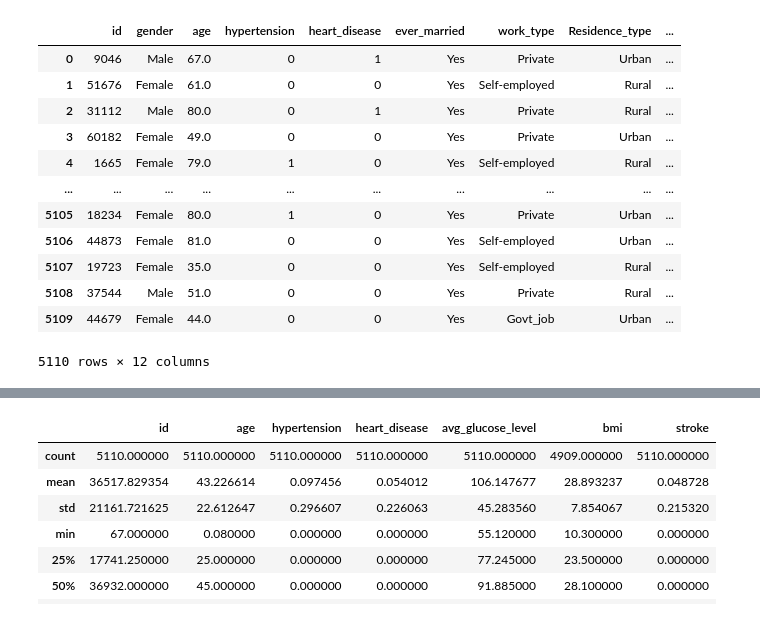
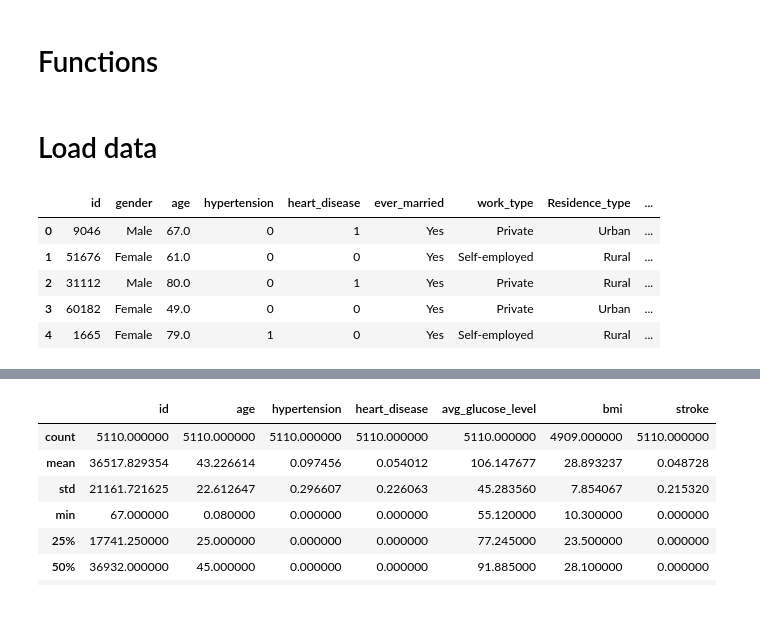
Before and after one commit to modisultan/Stroke_Classification, a Jupyter notebook: Stroke_Classification.ipynb, the cells around one changed output, grey strips where cells are left out. Cells and saved outputs as stored; diff of their text form; code cells hidden in the pictures.

```diff
--- a/Stroke_Classification.ipynb
+++ b/Stroke_Classification.ipynb
@@ -24,0 +71,2 @@ from sklearn.preprocessing import StandardScaler
+# %% [markdown]
+# <a name=fn>Functions</a>
@@ -25,2 +81,4 @@ from sklearn.preprocessing import StandardScaler
+# %% [markdown]
+# <a name=load>Load data</a>
 # %%
 df=pd.read_csv('healthcare-dataset-stroke-data.csv')
@@ -31,16 +85,9 @@ df=pd.read_csv('healthcare-dataset-stroke-data.csv')
 # %%
-df
+df.head()
 # %% [output]
 |  | id | gender | age | hypertension | heart_disease | ever_married | work_type | Residence_type | ... |
 | 0 | 9046 | Male | 67.0 | 0 | 1 | Yes | Private | Urban | ... |
 | 1 | 51676 | Female | 61.0 | 0 | 0 | Yes | Self-employed | Rural | ... |
 | 2 | 31112 | Male | 80.0 | 0 | 1 | Yes | Private | Rural | ... |
 | 3 | 60182 | Female | 49.0 | 0 | 0 | Yes | Private | Urban | ... |
 | 4 | 1665 | Female | 79.0 | 1 | 0 | Yes | Self-employed | Rural | ... |
-| ... | ... | ... | ... | ... | ... | ... | ... | ... | ... |
-| 5105 | 18234 | Female | 80.0 | 1 | 0 | Yes | Private | Urban | ... |
-| 5106 | 44873 | Female | 81.0 | 0 | 0 | Yes | Self-employed | Urban | ... |
-| 5107 | 19723 | Female | 35.0 | 0 | 0 | Yes | Self-employed | Rural | ... |
-| 5108 | 37544 | Male | 51.0 | 0 | 0 | Yes | Private | Rural | ... |
-| 5109 | 44679 | Female | 44.0 | 0 | 0 | Yes | Govt_job | Urban | ... |
-5110 rows × 12 columns
```
Also changed, not shown: parts of 160 cells of this notebook.
